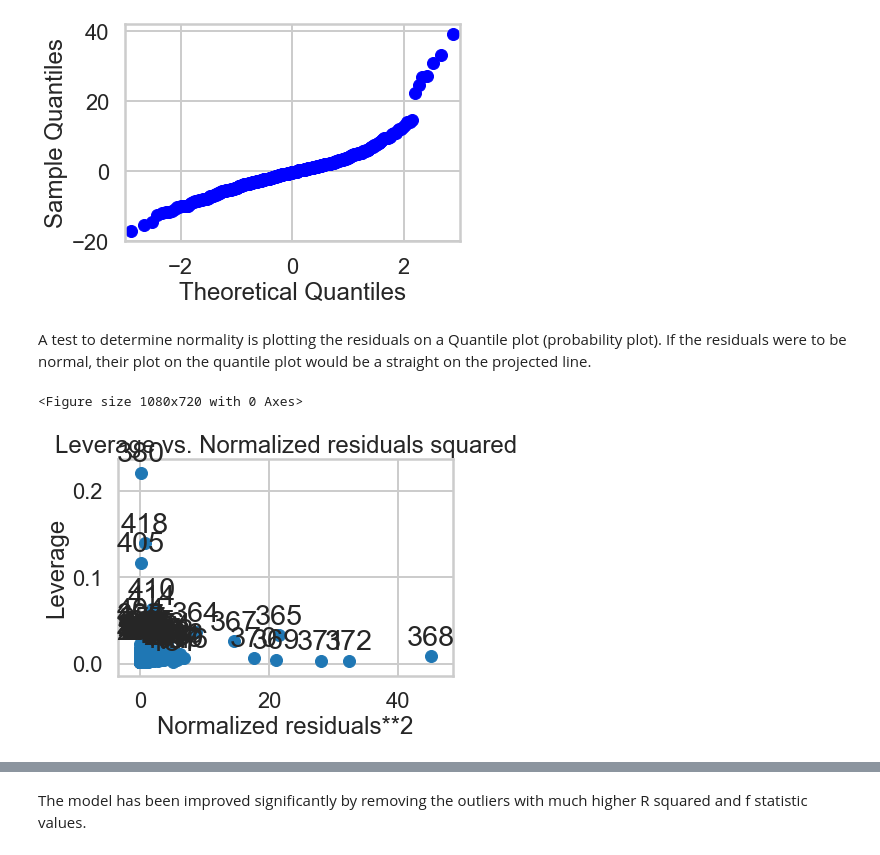
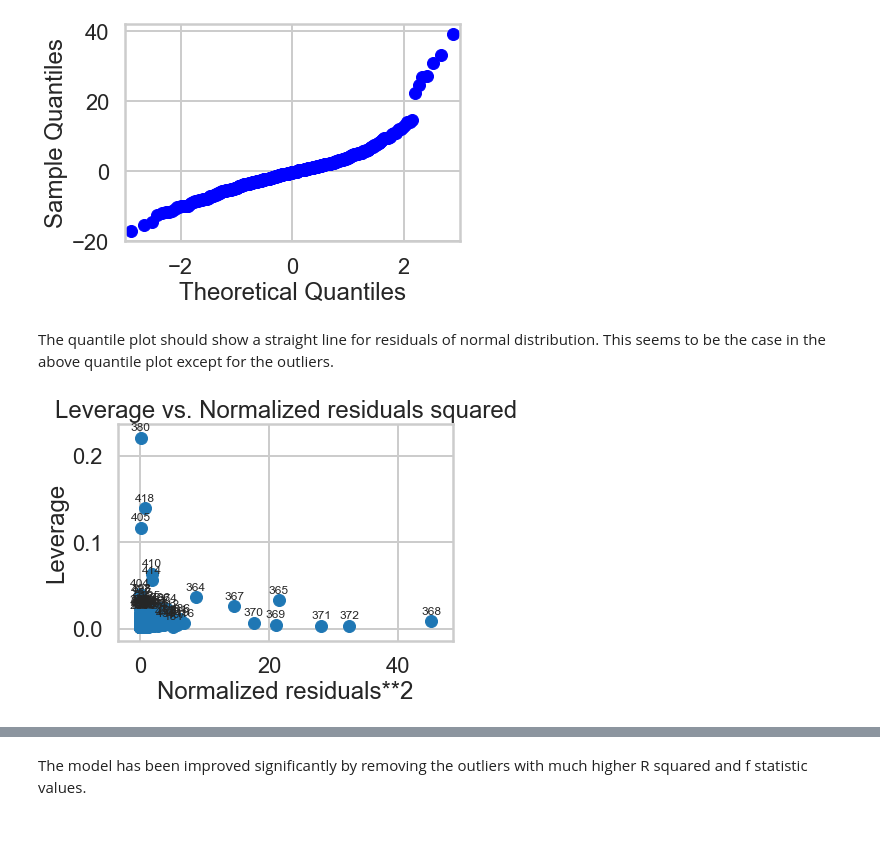
Before and after one commit to chejuichia/DataScienceStudy, a Jupyter notebook: linear_regression/Mini_Project_Linear_Regression.ipynb, the cells around one changed output, grey strips where cells are left out. Cells and saved outputs as stored; diff of their text form; code cells hidden in the pictures.

```diff
--- a/linear_regression/Mini_Project_Linear_Regression.ipynb
+++ b/linear_regression/Mini_Project_Linear_Regression.ipynb
@@ -928,15 +930,13 @@ qqplot(m.resid)
 # %% [output]
 [figure]
 [figure]
-# %% [markdown]
-A test to determine normality is plotting the residuals on a Quantile plot (probability plot). If the residuals were to be normal, their plot on the quantile plot would be a straight on the projected line.
+# %% [markdown]
+The quantile plot should show a straight line for residuals of normal distribution. This seems to be the case in the above quantile plot except for the outliers.
 # %%
-plt.figure(figsize=(15,10))
 plot_leverage_resid2(m)
 plt.show();
 # %% [output]
-<Figure size 1080x720 with 0 Axes>
-[figure, old version]
+[figure, new version]
 # %%
 # Remove outliers
 outliers = m.resid[m.resid > 15]
```
Also changed, not shown: parts of 8 cells of this notebook.
